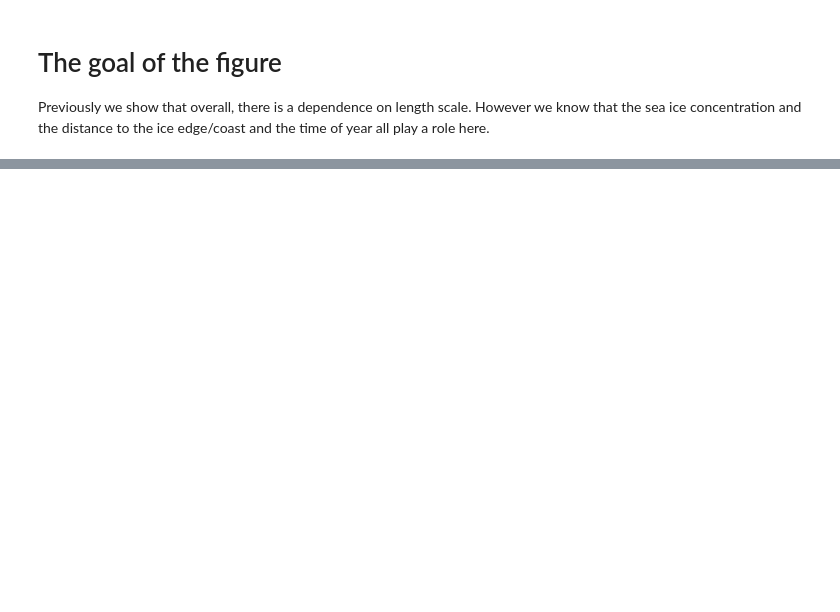
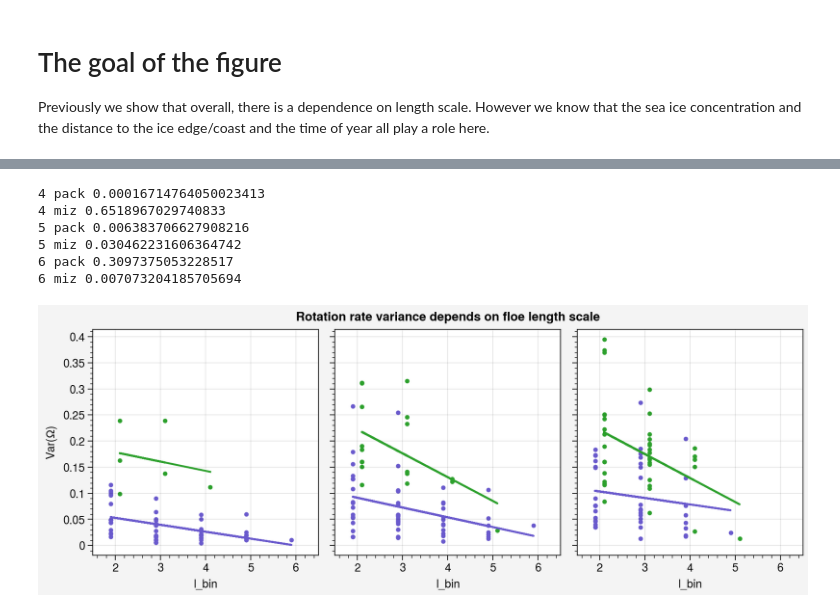
Before and after one commit to danielmwatkins/miz_scales_of_motion, a Jupyter notebook: notebooks/rotation_rate.ipynb, the cells around one changed output, grey strips where cells are left out. Saved outputs shown, nothing was run; the diff lists cells and outputs as text; code cells hidden in the pictures; blank space fills up the shorter version.

```diff
--- a/notebooks/rotation_rate.ipynb
+++ b/notebooks/rotation_rate.ipynb
@@ -361,0 +275,29 @@ Name: normalized_rotation, Length: 45523, dtype: float64
+# %%
+miz_stratified_sample = miz_filtered.groupby(['year', 'month', 'l_bin']).sample(30, replace=False)
+pack_stratified_sample = pack_filtered.groupby(['year', 'month', 'l_bin']).sample(30, replace=False)
+pack_month_data = pack_stratified_sample[['year', 'month', 'l_bin', 'zeta']].groupby(['year', 'month', 'l_bin']).var().reset_index()
+miz_month_data = miz_stratified_sample[['year', 'month', 'l_bin', 'zeta']].groupby(['year', 'month', 'l_bin']).var().reset_index()
+# %%
+fig, axs = pplt.subplots(ncols=3, sharex=False)
+for ax, month in zip(axs, [4, 5, 6]):
+    data = pack_month_data.loc[pack_month_data.month == month]
+    ax.scatter(data[ 'l_bin']-0.1, data['zeta'], marker='.', color='slateblue')
+    results = linregress(data['l_bin'], data['zeta'])
+    print(month, 'pack', results.pvalue)
+    ax.plot(data['l_bin']-0.1, data['l_bin'] * results.slope + results.intercept, color='slateblue')
+
+    data = miz_month_data.loc[miz_month_data.month == month]
+    ax.scatter(data[ 'l_bin']+0.1, data['zeta'], marker='.', color='tab:green')
+    results = linregress(data['l_bin'], data['zeta'])
+    print(month, 'miz', results.pvalue)
+    ax.plot(data['l_bin']+0.1, data['l_bin'] * results.slope + results.intercept, color='tab:green')
+    ax.format(xlim=(1.5, 6.5))
+ax.format(suptitle='Rotation rate variance depends on floe length scale', ylabel='Var($\\Omega$)')
+# %% [output]
+4 pack 0.00016714764050023413
+4 miz 0.6518967029740833
+5 pack 0.006383706627908216
+5 miz 0.030462231606364742
+6 pack 0.3097375053228517
+6 miz 0.007073204185705694
+[figure, added]
```
Also changed, not shown: parts of 24 cells of this notebook, 5 other files.
